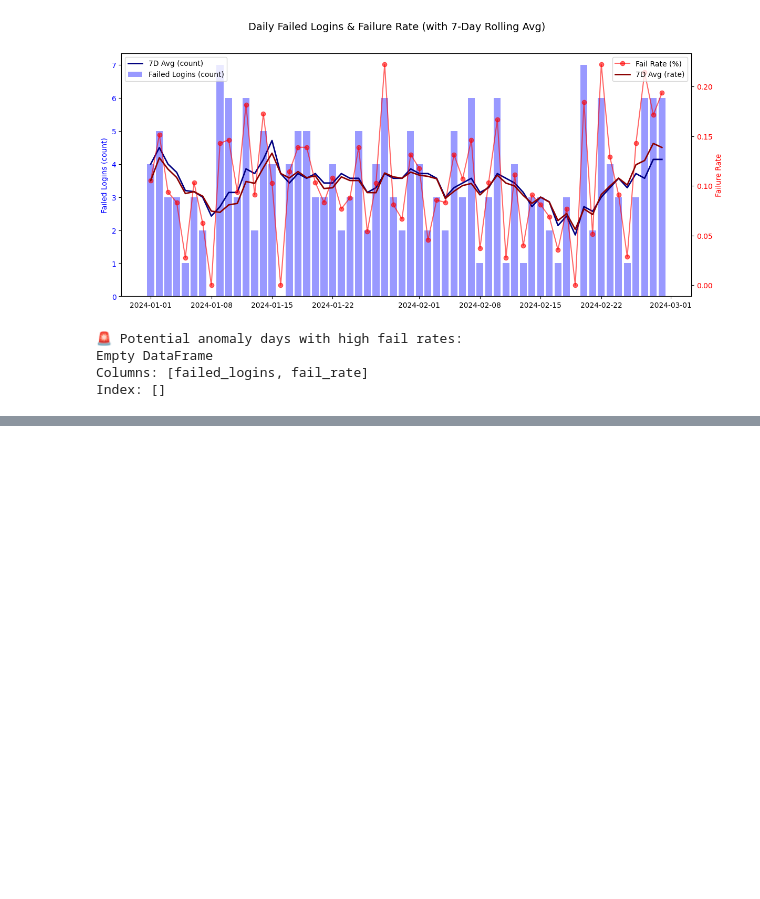
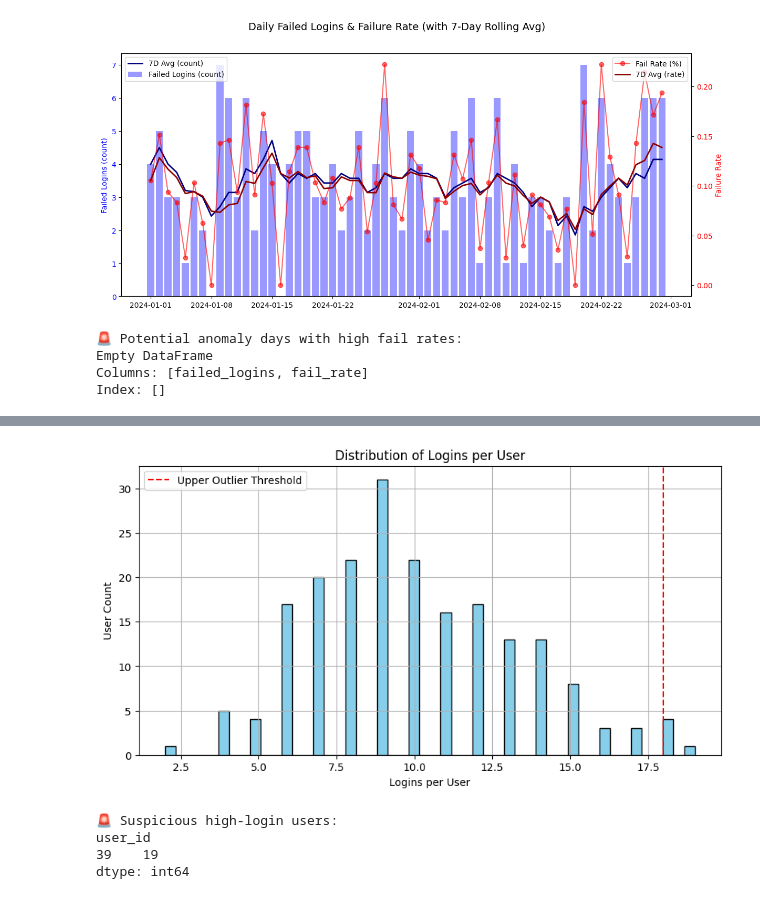
Before and after one commit to tommyasni08/Fraud-Projects, a Jupyter notebook: [Learn] Stage 1 Foundations/02_eda_exercise.ipynb, the cells around one changed output, grey strips where cells are left out. Drawn from its saved outputs; the diff is of its cells as text; code cells hidden in the pictures; blank space fills up the shorter version.

```diff
--- a/[Learn] Stage 1 Foundations/02_eda_exercise.ipynb
+++ b/[Learn] Stage 1 Foundations/02_eda_exercise.ipynb
@@ -92,0 +107,37 @@ Index: []
+# %%
+# ChatGPT Answer
+
+logins_per_user = logins.groupby('user_id').size()
+# IQR outliers
+q1,q3 = logins_per_user.quantile([0.25,0.75])
+iqr = q3 - q1
+sus = logins_per_user[logins_per_user > q3 + 1.5*iqr]
+
+plt.figure(figsize=(10,5))
+logins_per_user.hist(bins=50, color='skyblue', edgecolor='black')
+plt.axvline(q3 + 1.5*iqr, color='red', linestyle='--', label='Upper Outlier Threshold')
+plt.title("Distribution of Logins per User")
+plt.xlabel("Logins per User")
+plt.ylabel("User Count")
+plt.legend()
+plt.show()
+
+print("🚨 Suspicious high-login users:")
+print(sus.sort_values(ascending=False).head(10))
+
+
+# Initial Answer
+# logins_per_user = logins.groupby('user_id').size()
+# logins_per_user.hist()
+
+# # IQR outliers
+# q1,q3 = logins_per_user.quantile([0.25,0.75])
+# iqr = q3 - q1
+# sus = logins_per_user[logins_per_user > q3 + 1.5*iqr]
+# sus
+# %% [output]
+[figure, added]
+🚨 Suspicious high-login users:
+user_id
+39    19
+dtype: int64
```
Also changed, not shown: parts of 3 cells of this notebook.
